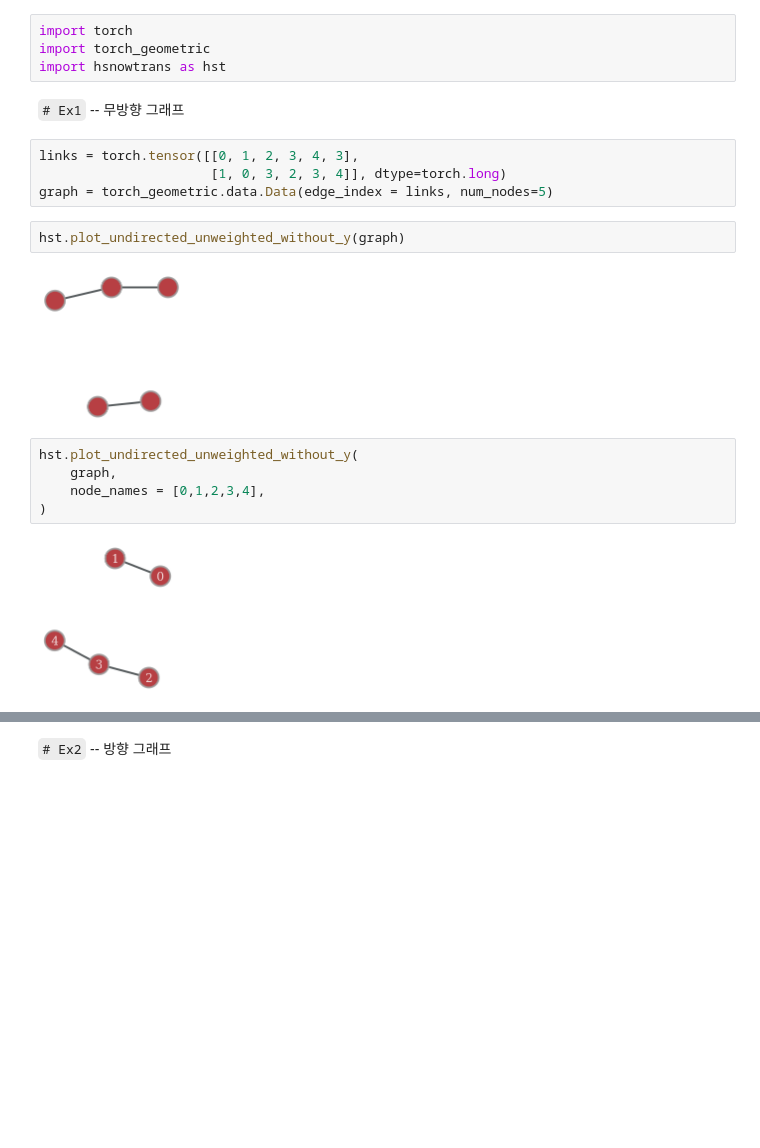
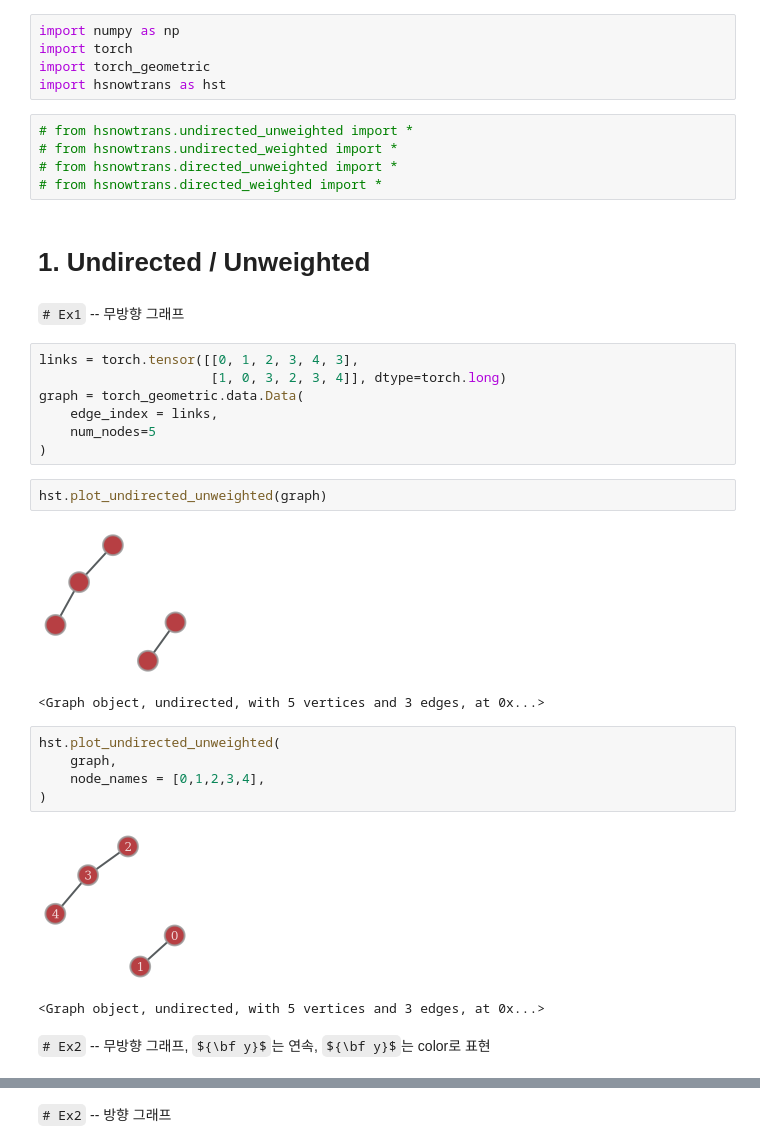
Before and after one commit to miruetoto/share, a Jupyter notebook: 001_그래프신호만들고시각화하기.ipynb, the cells around one changed output, grey strips where cells are left out. Drawn from its saved outputs; the diff is of its cells as text; some formulas as TeX source; blank space fills up the shorter version.

```diff
--- a/001_그래프신호만들고시각화하기.ipynb
+++ b/001_그래프신호만들고시각화하기.ipynb
@@ -1,21 +1,36 @@
 # %%
+import numpy as np
 import torch
 import torch_geometric
 import hsnowtrans as hst
+# %%
+# from hsnowtrans.undirected_unweighted import *
+# from hsnowtrans.undirected_weighted import *
+# from hsnowtrans.directed_unweighted import *
+# from hsnowtrans.directed_weighted import *
+# %% [markdown]
+# 1. Undirected / Unweighted
 # %% [markdown]
 `# Ex1` -- 무방향 그래프
 # %%
 links = torch.tensor([[0, 1, 2, 3, 4, 3],
                       [1, 0, 3, 2, 3, 4]], dtype=torch.long)
-graph = torch_geometric.data.Data(edge_index = links, num_nodes=5)
+graph = torch_geometric.data.Data(
+    edge_index = links,
+    num_nodes=5
+)
 # %%
-hst.plot_undirected_unweighted_without_y(graph)
+hst.plot_undirected_unweighted(graph)
 # %% [output]
-[figure, old version]
+[figure, new version]
+<Graph object, undirected, with 5 vertices and 3 edges, at 0x...>
 # %%
-hst.plot_undirected_unweighted_without_y(
+hst.plot_undirected_unweighted(
     graph,
     node_names = [0,1,2,3,4],
 )
 # %% [output]
-[figure, old version]
+[figure, new version]
+<Graph object, undirected, with 5 vertices and 3 edges, at 0x...>
+# %% [markdown]
+`# Ex2` -- 무방향 그래프, ${\bf y}$는 연속, ${\bf y}$는 color로 표현
```
Also changed, not shown: parts of 31 cells of this notebook, 7 other files.
